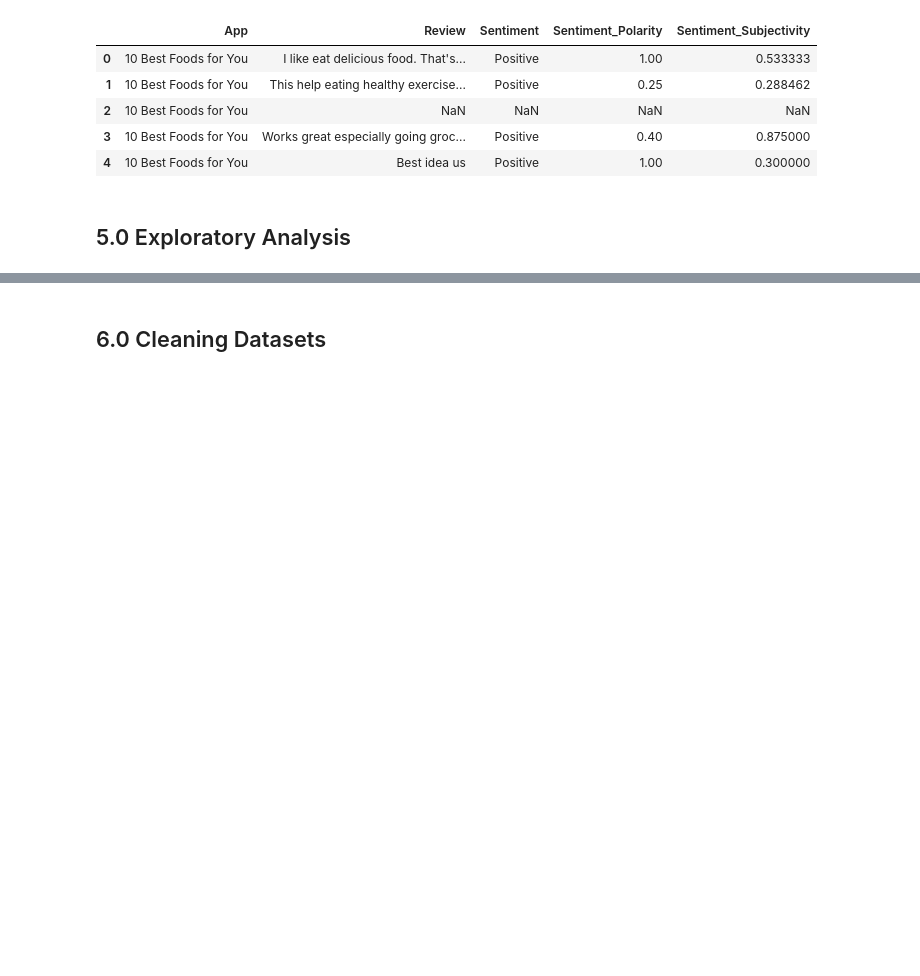
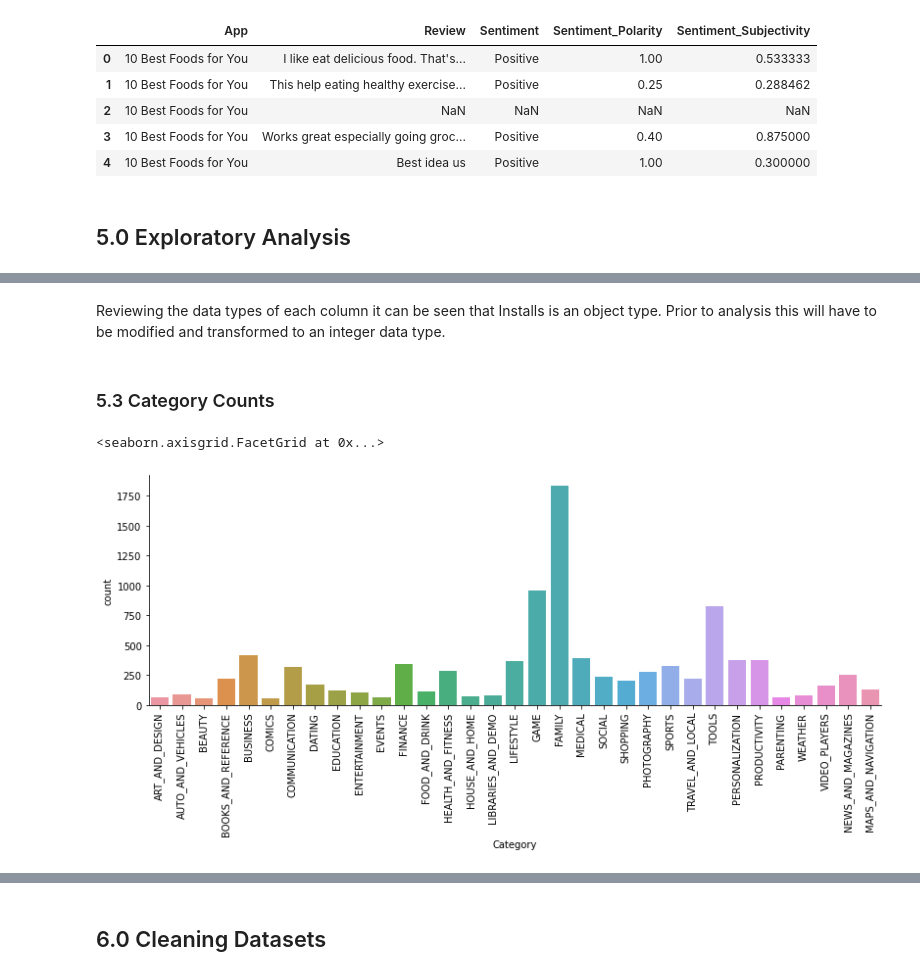
Before and after one commit to EMGuyant/google-play-apps, a Jupyter notebook: google_play_apps.ipynb, the cells around one changed output, grey strips where cells are left out. Cells and saved outputs as stored; diff of their text form; code cells hidden in the pictures; blank space fills up the shorter version.

```diff
--- a/google_play_apps.ipynb
+++ b/google_play_apps.ipynb
@@ -68,0 +119,10 @@ raw_reviews.head()
+# %% [markdown]
+Reviewing the data types of each column it can be seen that Installs is an object type. Prior to analysis this will have to be modified and transformed to an integer data type.
+# %% [markdown]
+### 5.3 Category Counts
+# %%
+plot = sns.catplot(x='Category', data=raw_apps, kind='count', height=4, aspect=3)
+plot.set_xticklabels(rotation='vertical')
+# %% [output]
+<seaborn.axisgrid.FacetGrid at 0x...>
+[figure, added]
```
Also changed, not shown: parts of 14 cells of this notebook.
